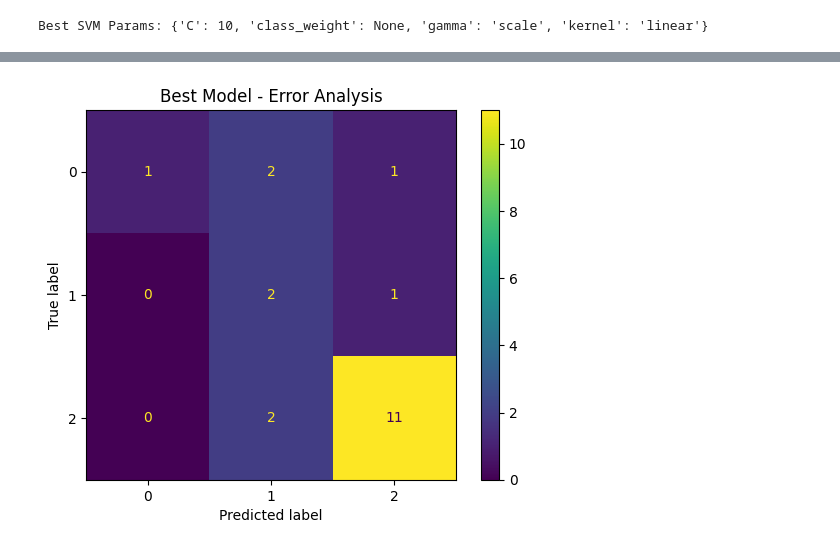
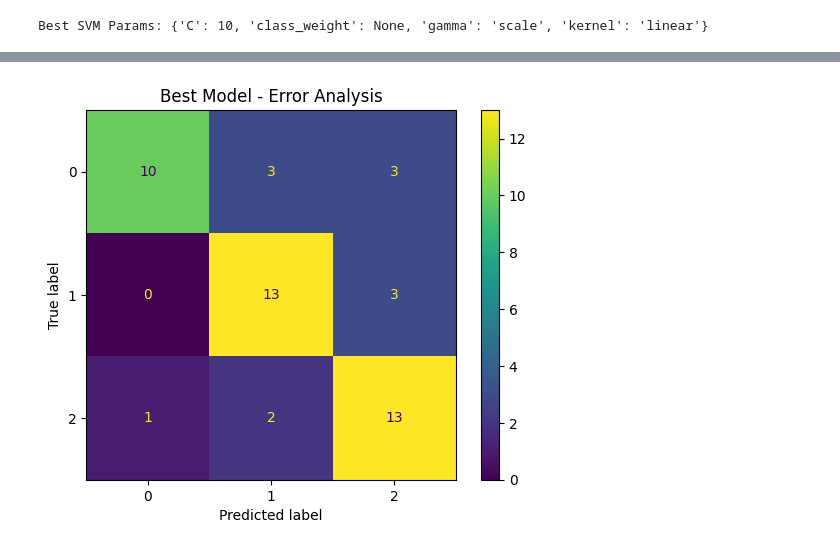
Before and after one commit to Alialaa122/task4_social_project, a Jupyter notebook: Model_Training.ipynb, the cells around one changed output, grey strips where cells are left out. Saved outputs shown, nothing was run; the diff lists cells and outputs as text; code cells hidden in the pictures.

```diff
--- a/Model_Training.ipynb
+++ b/Model_Training.ipynb
@@ -818,7 +848,7 @@ TRAINING SUMMARY
 #ُ OPTIMIZATION
 # SELECT BEST DATASET + FEATURES
 
-best_dataset = 'stopword_hastag_number_mention'
+best_dataset = 'punc_lower_stop_spell_lemma_tags'
 
 X_train_glove = glove_representations[best_dataset]['X_train']
 X_test_glove = glove_representations[best_dataset]['X_test']
@@ -956,9 +986,9 @@ Improvement over random (%): 68.89090909090912
 # %%
 best_row = results_df.iloc[best_accuracy_idx]
 
-best_model_name = best_row['Model']
+best_model_readable = best_row['Model']
 best_dataset = best_row['Dataset']
 
-print("Best Model:", best_model_name)
+print("Best Model (readable):", best_model_readable)
 print("Best Dataset:", best_dataset)
 # %% [output]
@@ -975,4 +1039,11 @@ best_model = svm_models[best_model_name]
 # %%
-X_test = glove_representations[best_dataset]['X_test']
-y_test = data_splits[best_dataset]['y_test']
-y_pred = best_model['model'].predict(X_test)
+if best_model is not None:
+    y_test = data_splits[best_dataset]['y_test']
+    y_pred = best_model['model'].predict(X_test_features)
+    print(f"✓ Predictions generated successfully")
+    print(f"  X_test shape: {X_test_features.shape}")
+    print(f"  Predictions shape: {y_pred.shape}")
+else:
+    print("✗ Cannot make predictions: best_model is None")
+    y_pred = None
+    y_test = None
@@ -1018,10 +1089,12 @@ wrong_predictions.sample(6, random_state=42)
 # %%
-cm = confusion_matrix(y_test, y_pred)
-
-disp = ConfusionMatrixDisplay(confusion_matrix=cm)
-disp.plot()
-plt.title("Best Model - Error Analysis")
-plt.show()
+if y_pred is not None and y_test is not None:
+    cm = confusion_matrix(y_test, y_pred)
+    disp = ConfusionMatrixDisplay(confusion_matrix=cm)
+    disp.plot()
+    plt.title("Best Model - Error Analysis")
+    plt.show()
+else:
+    print("✗ Cannot generate confusion matrix: predictions not available")
 # %% [output]
-[figure, old version]
+[figure, new version]
 # %%
```
Also changed, not shown: parts of 28 cells of this notebook, 6 other files.
